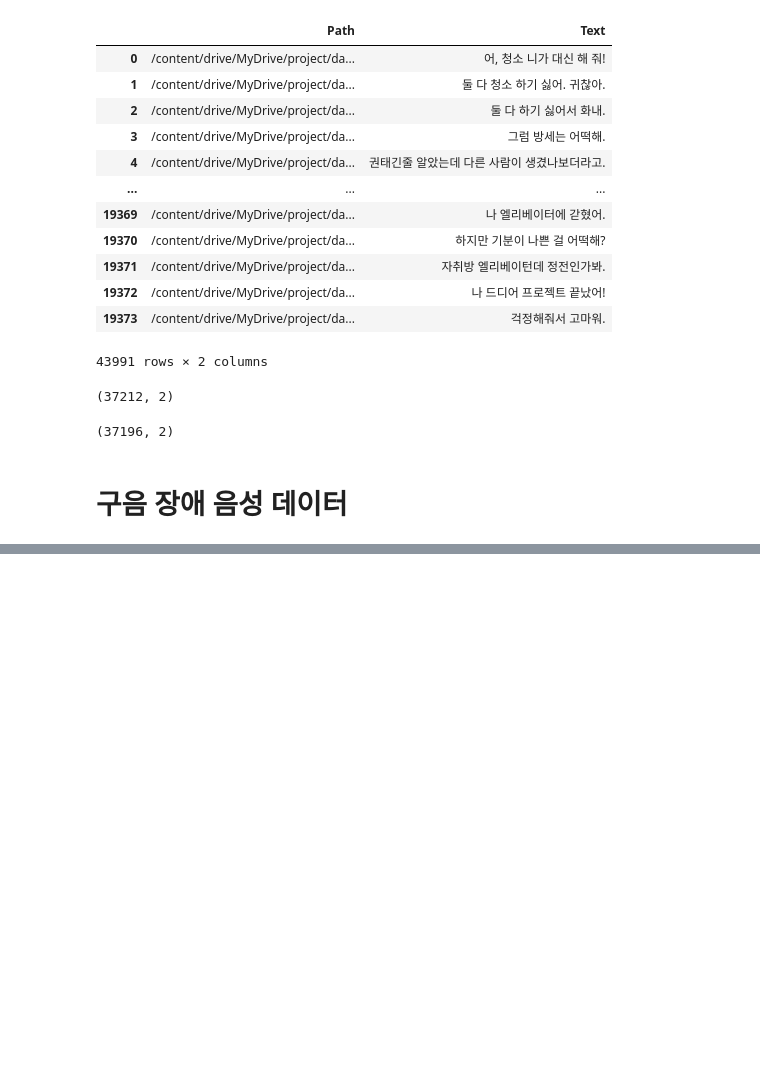
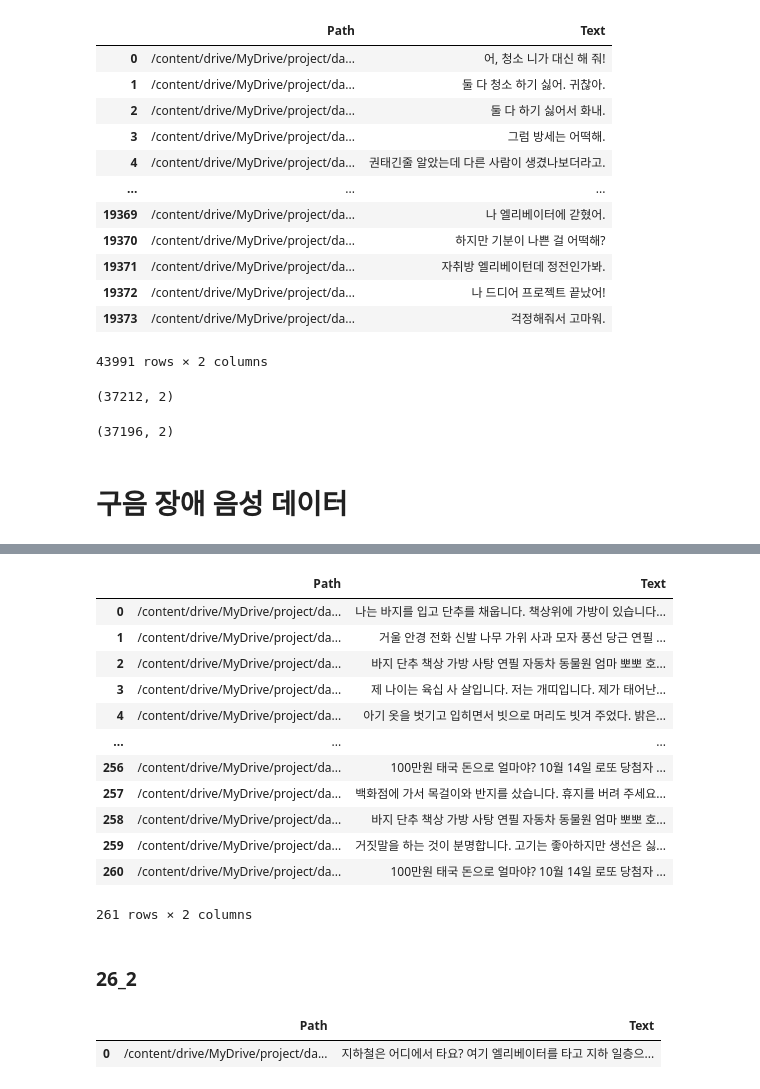
Before and after one commit to Yewon9/STT, a Jupyter notebook: Data_Preprocessing.ipynb, the cells around one changed output, grey strips where cells are left out. Saved outputs shown, nothing was run; the diff lists cells and outputs as text; code cells hidden in the pictures; blank space fills up the shorter version.

```diff
--- a/Data_Preprocessing.ipynb
+++ b/Data_Preprocessing.ipynb
@@ -161,0 +237,38 @@ general.to_csv('general.csv', index = False, encoding = 'utf-8-sig')
+# %%
+wav_dir = '/content/drive/MyDrive/project/data/Training/wav/26_1'
+json_dir = '/content/drive/MyDrive/project/data/Training/json/26_1'
+# %%
+def create_dataframe(wav_dir, json_dir):
+    data = []
+    for wav_file in os.listdir(wav_dir):
+        if wav_file.endswith(".wav"):
+            wav_path = os.path.join(wav_dir, wav_file)
+            json_path = os.path.join(json_dir, wav_file.replace(".wav", ".json"))
+
+            if os.path.exists(json_path):
+                with open(json_path, 'r', encoding = 'utf-8') as f:
+                    json_data = json.load(f)
+                    text = json_data.get('Transcript', '')
+
+                data.append({"Path" : wav_path, "Text" : text})
+
+    return pd.DataFrame(data)
+# %%
+disorder_26_1 = create_dataframe(wav_dir, json_dir)
+disorder_26_1
+# %% [output]
+|  | Path | Text |
+| 0 | /content/drive/MyDrive/project/da... | 나는 바지를 입고 단추를 채웁니다. 책상위에 가방이 있습니다... |
+| 1 | /content/drive/MyDrive/project/da... | 거울 안경 전화 신발 나무 가위 사과 모자 풍선 당근 연필 ... |
+| 2 | /content/drive/MyDrive/project/da... | 바지 단추 책상 가방 사탕 연필 자동차 동물원 엄마 뽀뽀 호... |
+| 3 | /content/drive/MyDrive/project/da... | 제 나이는 육십 사 살입니다. 저는 개띠입니다. 제가 태어난... |
+| 4 | /content/drive/MyDrive/project/da... | 아기 옷을 벗기고 입히면서 빗으로 머리도 빗겨 주었다. 밝은... |
+| ... | ... | ... |
+| 256 | /content/drive/MyDrive/project/da... | 100만원 태국 돈으로 얼마야? 10월 14일 로또 당첨자 ... |
+| 257 | /content/drive/MyDrive/project/da... | 백화점에 가서 목걸이와 반지를 샀습니다. 휴지를 버려 주세요... |
+| 258 | /content/drive/MyDrive/project/da... | 바지 단추 책상 가방 사탕 연필 자동차 동물원 엄마 뽀뽀 호... |
+| 259 | /content/drive/MyDrive/project/da... | 거짓말을 하는 것이 분명합니다. 고기는 좋아하지만 생선은 싫... |
+| 260 | /content/drive/MyDrive/project/da... | 100만원 태국 돈으로 얼마야? 10월 14일 로또 당첨자 ... |
+261 rows × 2 columns
+# %% [markdown]
+### 26_2
@@ -161,0 +294,6 @@ general.to_csv('general.csv', index = False, encoding = 'utf-8-sig')
+# %%
+disorder_26_2 = create_dataframe(wav_dir, json_dir)
+disorder_26_2
+# %% [output]
+|  | Path | Text |
+| 0 | /content/drive/MyDrive/project/da... | 지하철은 어디에서 타요? 여기 엘리베이터를 타고 지하 일층으... |
```
Also changed, not shown: parts of 18 cells of this notebook.
